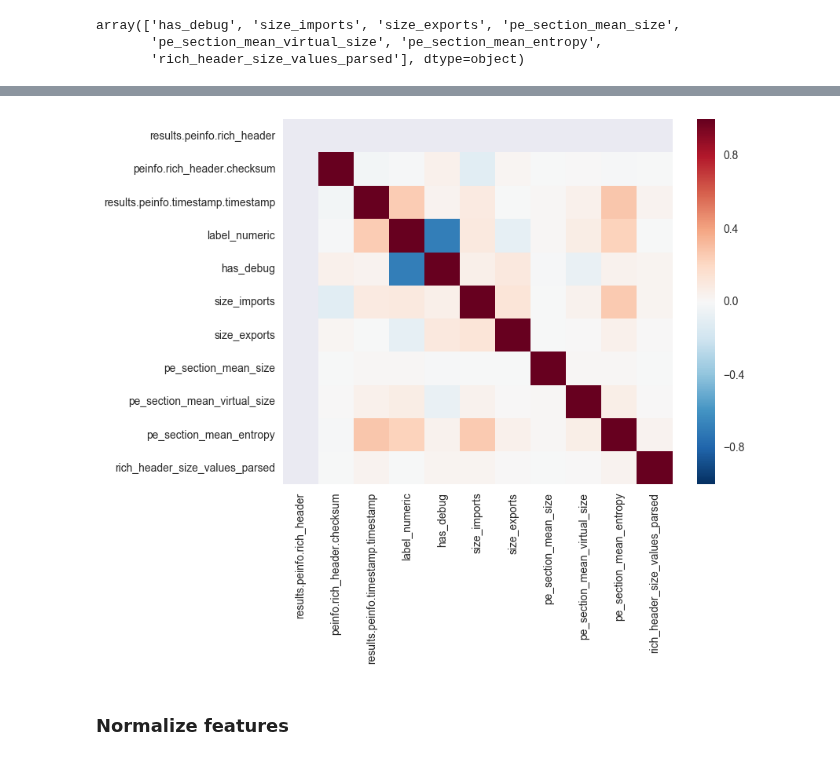
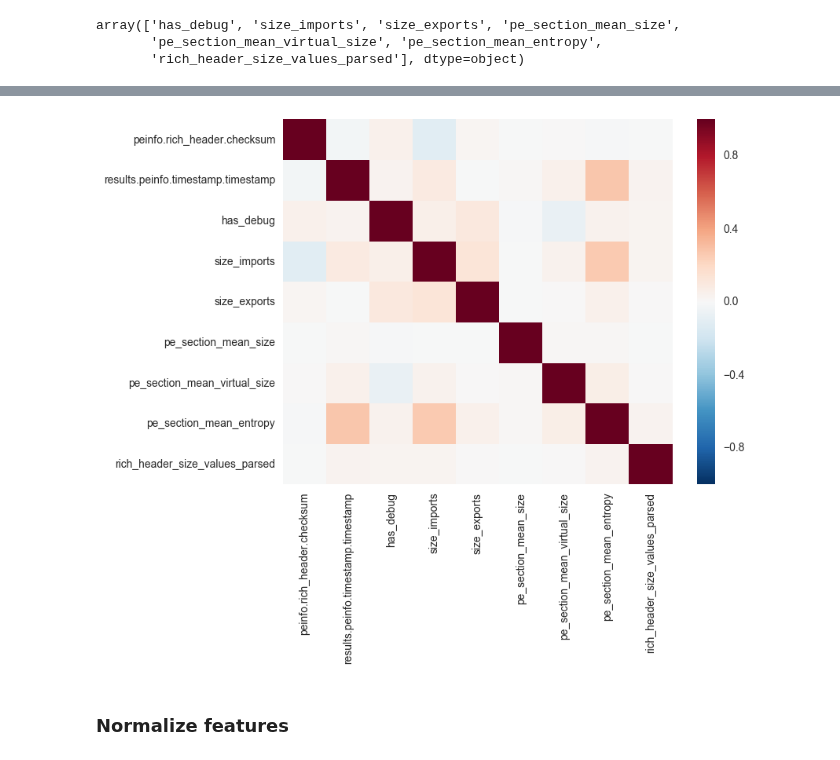
Before and after one commit to msandim/tum-anomaly-detection-challenges, a Jupyter notebook: Challenge 4/Script.ipynb, the cells around one changed output, grey strips where cells are left out. Saved outputs shown, nothing was run; the diff lists cells and outputs as text; code cells hidden in the pictures.

```diff
--- a/Challenge 4/Script.ipynb
+++ b/Challenge 4/Script.ipynb
@@ -370,14 +349,14 @@ X_train
 # %%
 def plotCorrelations(data):
     plt.figure(figsize=(8, 6), dpi=500)
     corr = data.corr()
     sns.heatmap(corr,
                 xticklabels=corr.columns.values,
                 yticklabels=corr.columns.values)
 
-plotCorrelations(train_df)
+plotCorrelations(train_df.drop(['label_numeric', "results.peinfo.rich_header"], axis = 1))
 # %% [output]
-[figure, old version]
+[figure, new version]
 # %%
 import sklearn.decomposition
 
```
Also changed, not shown: parts of 1 cell of this notebook.
